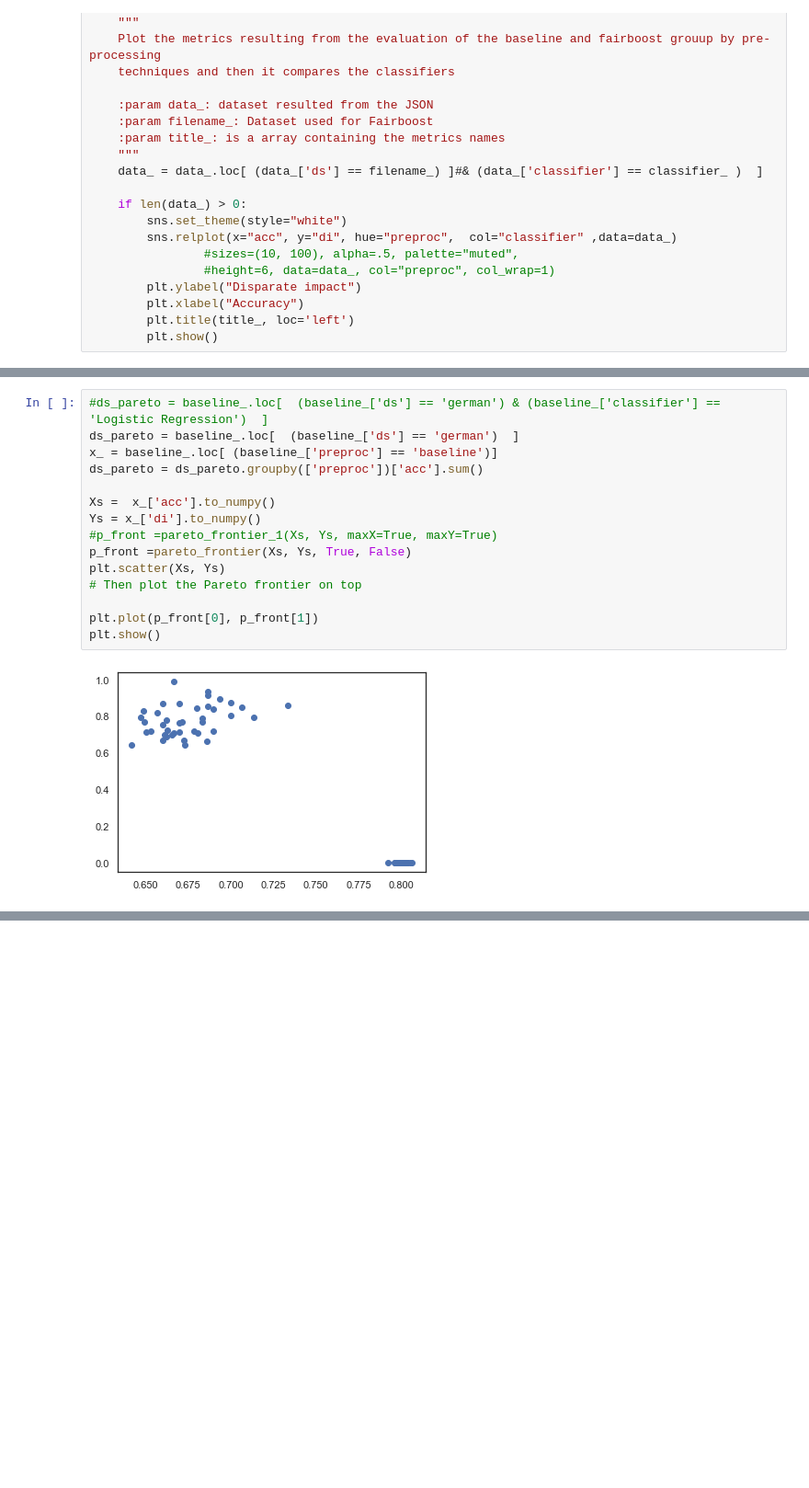
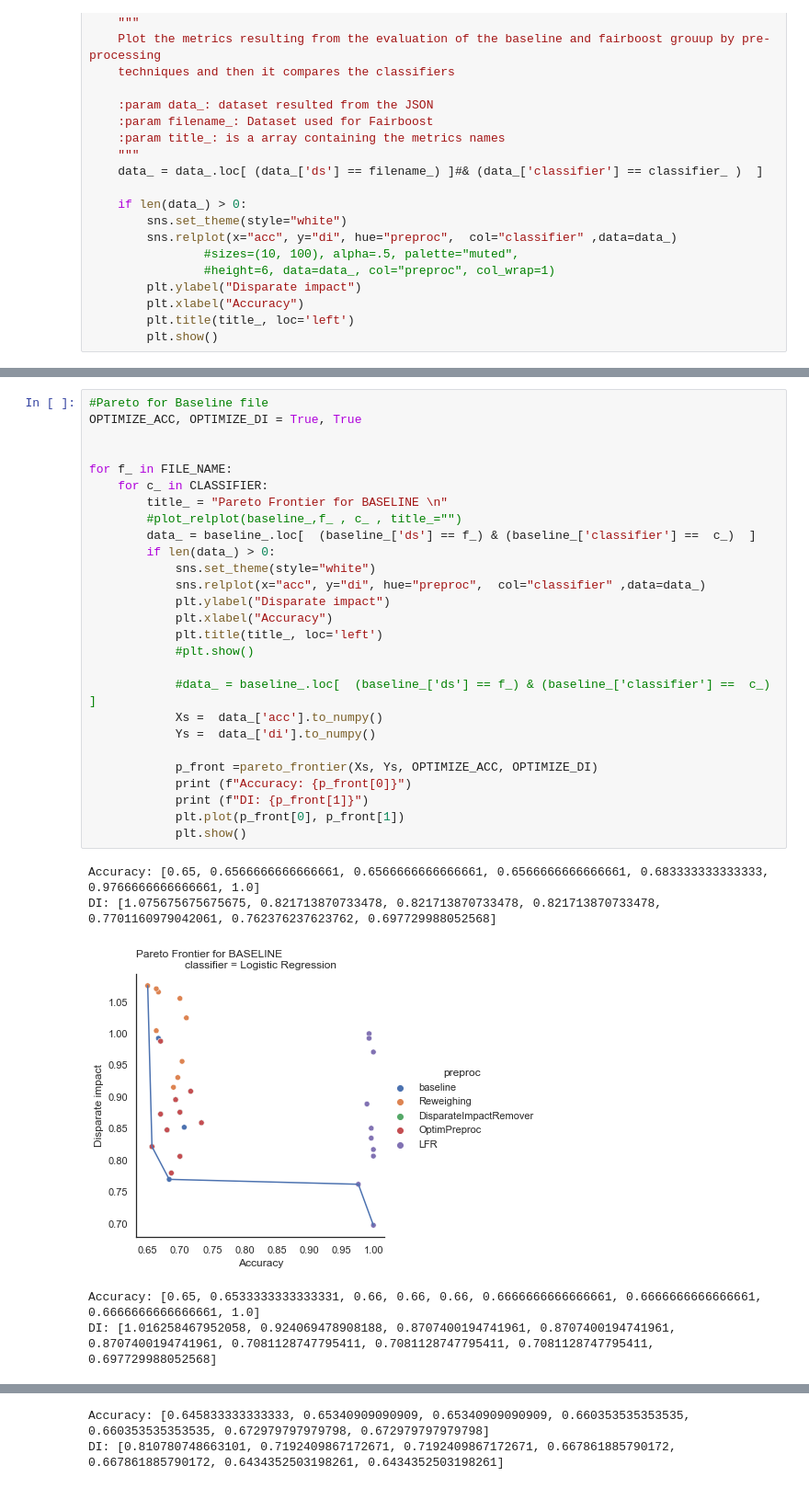
Before and after one commit to KhaledBadran/FairBoost, a Jupyter notebook: scripts/plot_fairboost.ipynb, the cells around one changed output, grey strips where cells are left out. Shown at 92% size. Saved outputs shown, nothing was run; the diff lists cells and outputs as text; blank space fills up the shorter version.

Commit message:
Update plot_fairboost.ipynb
Complete Pareto frontier

```diff
--- a/scripts/plot_fairboost.ipynb
+++ b/scripts/plot_fairboost.ipynb
@@ -376,20 +457,36 @@ def pareto_frontier(ObjectiveX, objectiveY, optimizeObjectiveX = True, optimizeO
     p_frontY = [pair[1] for pair in p_front]
 
     return p_frontX, p_frontY
-# %%
-#ds_pareto = baseline_.loc[  (baseline_['ds'] == 'german') & (baseline_['classifier'] == 'Logistic Regression')  ]
-ds_pareto = baseline_.loc[  (baseline_['ds'] == 'german')  ]
-x_ = baseline_.loc[ (baseline_['preproc'] == 'baseline')]
-ds_pareto = ds_pareto.groupby(['preproc'])['acc'].sum()
-
-Xs =  x_['acc'].to_numpy()
-Ys = x_['di'].to_numpy()
-#p_front =pareto_frontier_1(Xs, Ys, maxX=True, maxY=True)
-p_front =pareto_frontier(Xs, Ys, True, False)
-plt.scatter(Xs, Ys)
-# Then plot the Pareto frontier on top
-
-plt.plot(p_front[0], p_front[1])
-plt.show()
-# %% [output]
-[figure, removed]
+# %%
+#Pareto for Baseline file
+OPTIMIZE_ACC, OPTIMIZE_DI = True, True
+
+
+for f_ in FILE_NAME:
+    for c_ in CLASSIFIER:
+        title_ = "Pareto Frontier for BASELINE \n"
+        #plot_relplot(baseline_,f_ , c_ , title_="")
+        data_ = baseline_.loc[  (baseline_['ds'] == f_) & (baseline_['classifier'] ==  c_)  ]
+        if len(data_) > 0:
+            sns.set_theme(style="white")
+            sns.relplot(x="acc", y="di", hue="preproc",  col="classifier" ,data=data_)
+            plt.ylabel("Disparate impact")
+            plt.xlabel("Accuracy")
+            plt.title(title_, loc='left')
+            #plt.show()
+
+            #data_ = baseline_.loc[  (baseline_['ds'] == f_) & (baseline_['classifier'] ==  c_)  ]
+            Xs =  data_['acc'].to_numpy()
+            Ys =  data_['di'].to_numpy()
+
+            p_front =pareto_frontier(Xs, Ys, OPTIMIZE_ACC, OPTIMIZE_DI)
+            print (f"Accuracy: {p_front[0]}")
+            print (f"DI: {p_front[1]}")
+            plt.plot(p_front[0], p_front[1])
+            plt.show()
+# %% [output]
+Accuracy: [0.65, 0.6566666666666661, 0.6566666666666661, 0.6566666666666661, 0.683333333333333, 0.9766666666666661, 1.0]
+DI: [1.075675675675675, 0.821713870733478, 0.821713870733478, 0.821713870733478, 0.7701160979042061, 0.762376237623762, 0.697729988052568]
+[figure, added]
+Accuracy: [0.65, 0.6533333333333331, 0.66, 0.66, 0.66, 0.6666666666666661, 0.6666666666666661, 0.6666666666666661, 1.0]
+DI: [1.016258467952058, 0.924069478908188, 0.8707400194741961, 0.8707400194741961, 0.8707400194741961, 0.7081128747795411, 0.7081128747795411, 0.7081128747795411, 0.697729988052568]
@@ -395,0 +500,2 @@ plt.show()
+Accuracy: [0.645833333333333, 0.65340909090909, 0.65340909090909, 0.660353535353535, 0.660353535353535, 0.672979797979798, 0.672979797979798]
+DI: [0.810780748663101, 0.7192409867172671, 0.7192409867172671, 0.667861885790172, 0.667861885790172, 0.6434352503198261, 0.6434352503198261]
```
Also changed, not shown: parts of 9 cells of this notebook.
